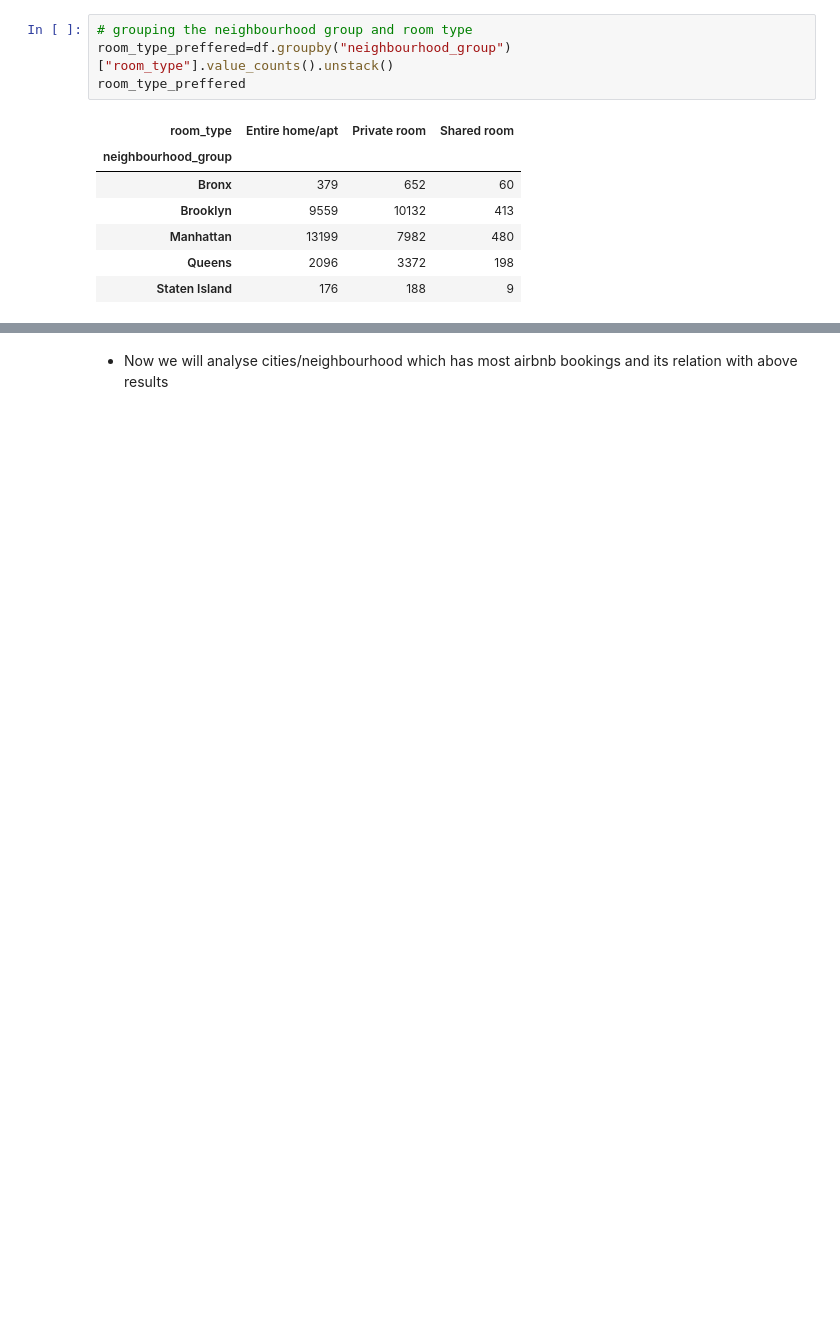
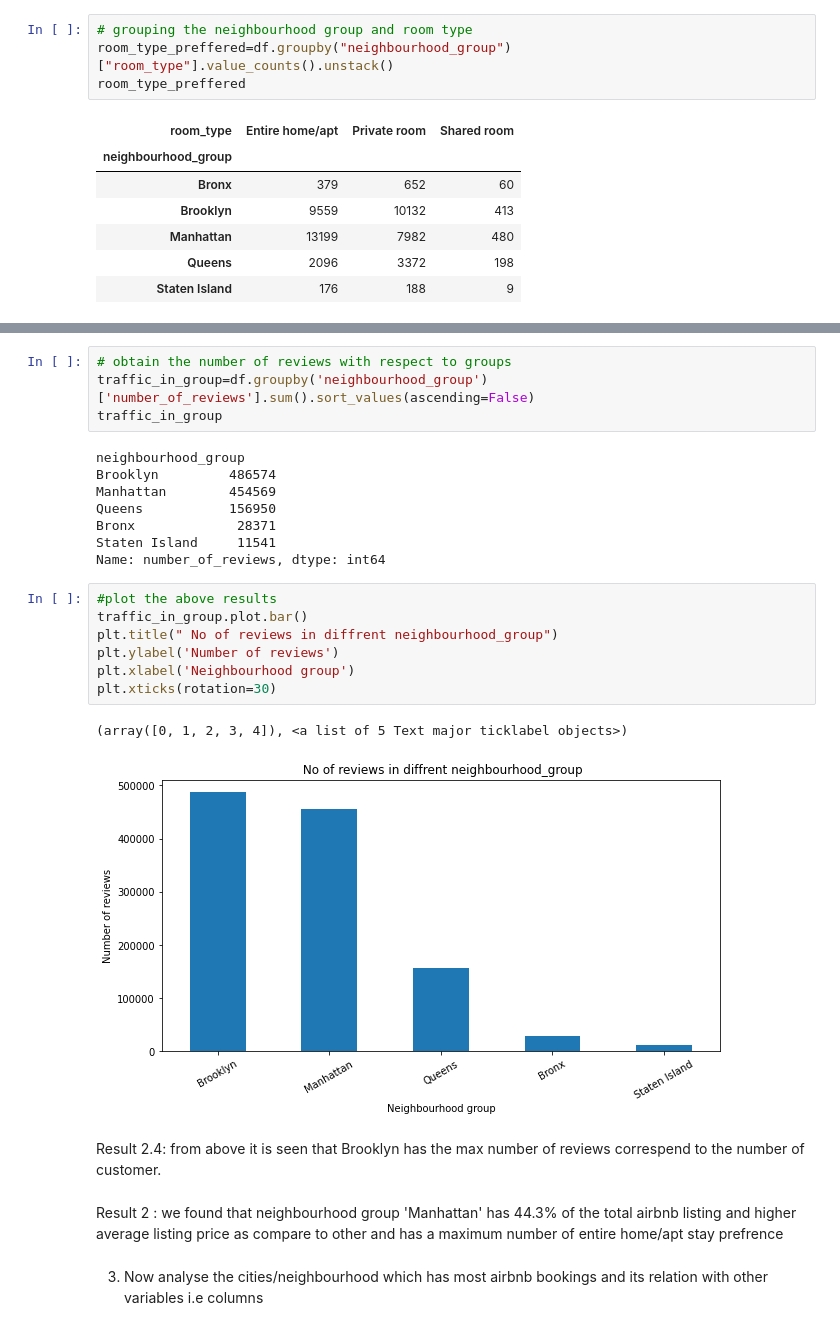
Before and after one commit to Mr-Premanand/Airbnb-Booking-Analysis, a Jupyter notebook: Airbnb_Bookings_Analysis_Capstone_Project.ipynb, the cells around one changed output, grey strips where cells are left out. Cells and saved outputs as stored; diff of their text form; blank space fills up the shorter version.

```diff
--- a/Airbnb_Bookings_Analysis_Capstone_Project.ipynb
+++ b/Airbnb_Bookings_Analysis_Capstone_Project.ipynb
@@ -347,3 +304,29 @@ From above results, it is seen that in Manhattan group of cities, customer prefe
+# %%
+# obtain the number of reviews with respect to groups
+traffic_in_group=df.groupby('neighbourhood_group')['number_of_reviews'].sum().sort_values(ascending=False)
+traffic_in_group
+# %% [output]
+neighbourhood_group
+Brooklyn         486574
+Manhattan        454569
+Queens           156950
+Bronx             28371
+Staten Island     11541
+Name: number_of_reviews, dtype: int64
+# %%
+#plot the above results
+traffic_in_group.plot.bar()
+plt.title(" No of reviews in diffrent neighbourhood_group")
+plt.ylabel('Number of reviews')
+plt.xlabel('Neighbourhood group')
+plt.xticks(rotation=30)
+# %% [output]
+(array([0, 1, 2, 3, 4]), <a list of 5 Text major ticklabel objects>)
+[figure, added]
+# %% [markdown]
+Result 2.4: from above it is seen that Brooklyn has the max number of reviews correspend to the number of customer.
+# %% [markdown]
+Result 2 : we found that neighbourhood group 'Manhattan' has 44.3% of the total airbnb listing and higher average listing price as compare to other and has a maximum number of entire home/apt stay prefrence
 # %% [markdown]
-- Now we will analyse cities/neighbourhood which has most airbnb bookings and its relation with above results
+3. Now analyse the cities/neighbourhood which has most airbnb bookings and its relation with other variables i.e columns
 # %% [markdown]
```
Also changed, not shown: parts of 55 cells of this notebook.
